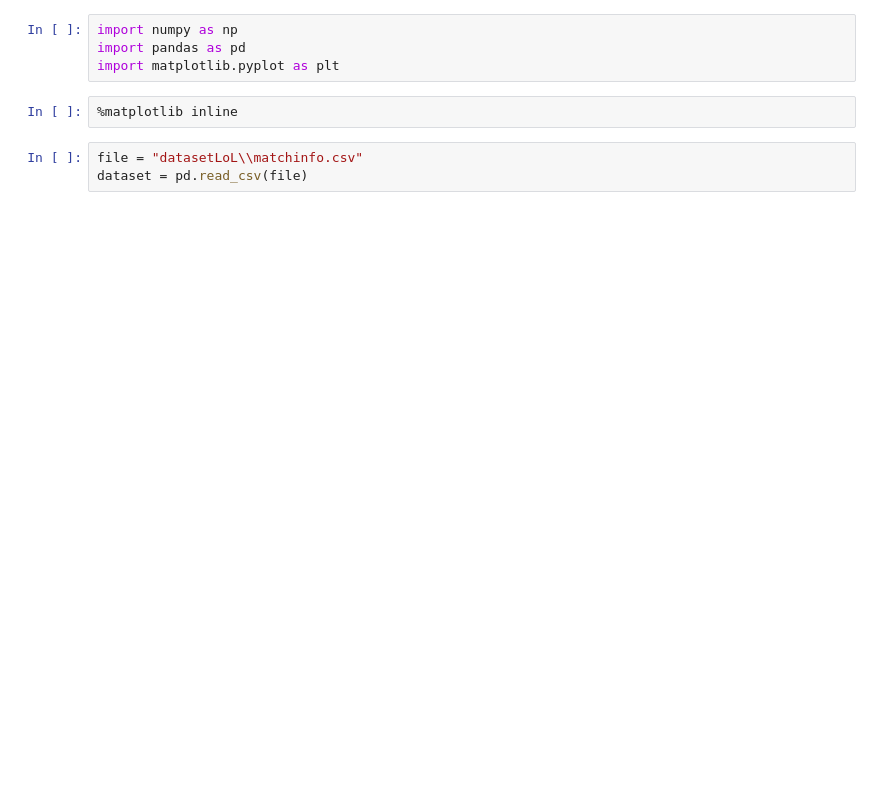
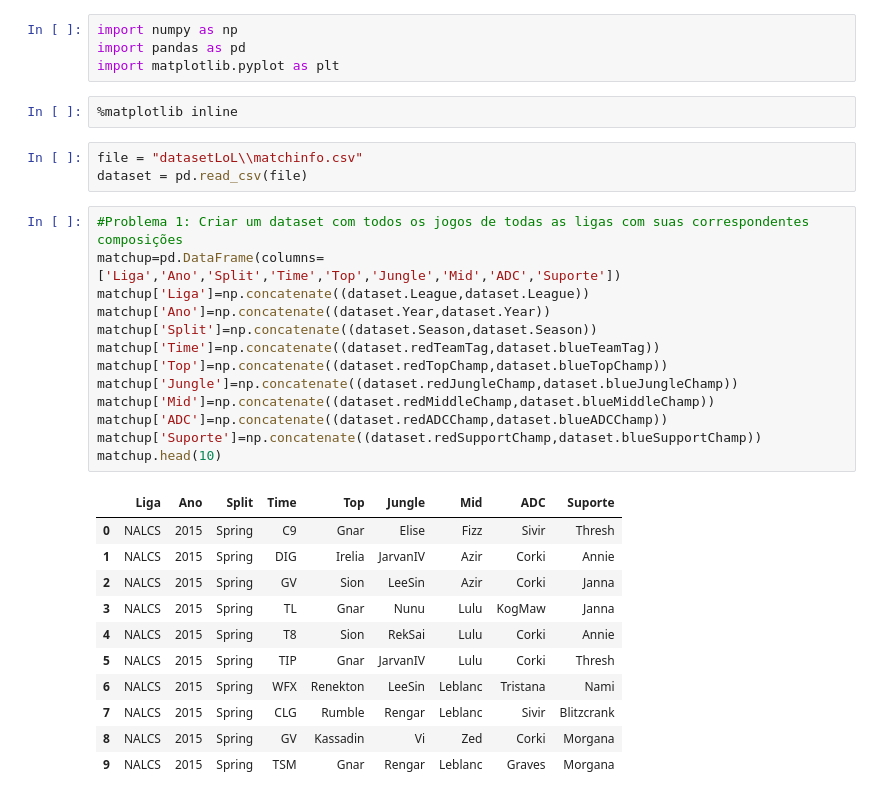
Before and after one commit to gustavosmont/Projeto-Analise-de-Dados-LoL, a Jupyter notebook: datasetdelol.ipynb, the cells around one changed output. Drawn from its saved outputs; the diff is of its cells as text; blank space fills up the shorter version.

```diff
--- a/datasetdelol.ipynb
+++ b/datasetdelol.ipynb
@@ -7,3 +7,28 @@ import matplotlib.pyplot as plt
 # %%
 file = "datasetLoL\\matchinfo.csv"
 dataset = pd.read_csv(file)
+# %%
+#Problema 1: Criar um dataset com todos os jogos de todas as ligas com suas correspondentes composições
+matchup=pd.DataFrame(columns=['Liga','Ano','Split','Time','Top','Jungle','Mid','ADC','Suporte'])
+matchup['Liga']=np.concatenate((dataset.League,dataset.League))
+matchup['Ano']=np.concatenate((dataset.Year,dataset.Year))
+matchup['Split']=np.concatenate((dataset.Season,dataset.Season))
+matchup['Time']=np.concatenate((dataset.redTeamTag,dataset.blueTeamTag))
+matchup['Top']=np.concatenate((dataset.redTopChamp,dataset.blueTopChamp))
+matchup['Jungle']=np.concatenate((dataset.redJungleChamp,dataset.blueJungleChamp))
+matchup['Mid']=np.concatenate((dataset.redMiddleChamp,dataset.blueMiddleChamp))
+matchup['ADC']=np.concatenate((dataset.redADCChamp,dataset.blueADCChamp))
+matchup['Suporte']=np.concatenate((dataset.redSupportChamp,dataset.blueSupportChamp))
+matchup.head(10)
+# %% [output]
+|  | Liga | Ano | Split | Time | Top | Jungle | Mid | ADC | Suporte |
+| 0 | NALCS | 2015 | Spring | C9 | Gnar | Elise | Fizz | Sivir | Thresh |
+| 1 | NALCS | 2015 | Spring | DIG | Irelia | JarvanIV | Azir | Corki | Annie |
+| 2 | NALCS | 2015 | Spring | GV | Sion | LeeSin | Azir | Corki | Janna |
+| 3 | NALCS | 2015 | Spring | TL | Gnar | Nunu | Lulu | KogMaw | Janna |
+| 4 | NALCS | 2015 | Spring | T8 | Sion | RekSai | Lulu | Corki | Annie |
+| 5 | NALCS | 2015 | Spring | TIP | Gnar | JarvanIV | Lulu | Corki | Thresh |
+| 6 | NALCS | 2015 | Spring | WFX | Renekton | LeeSin | Leblanc | Tristana | Nami |
+| 7 | NALCS | 2015 | Spring | CLG | Rumble | Rengar | Leblanc | Sivir | Blitzcrank |
+| 8 | NALCS | 2015 | Spring | GV | Kassadin | Vi | Zed | Corki | Morgana |
+| 9 | NALCS | 2015 | Spring | TSM | Gnar | Rengar | Leblanc | Graves | Morgana |
```
Also changed, not shown: parts of 29 cells of this notebook, 1 other file.
